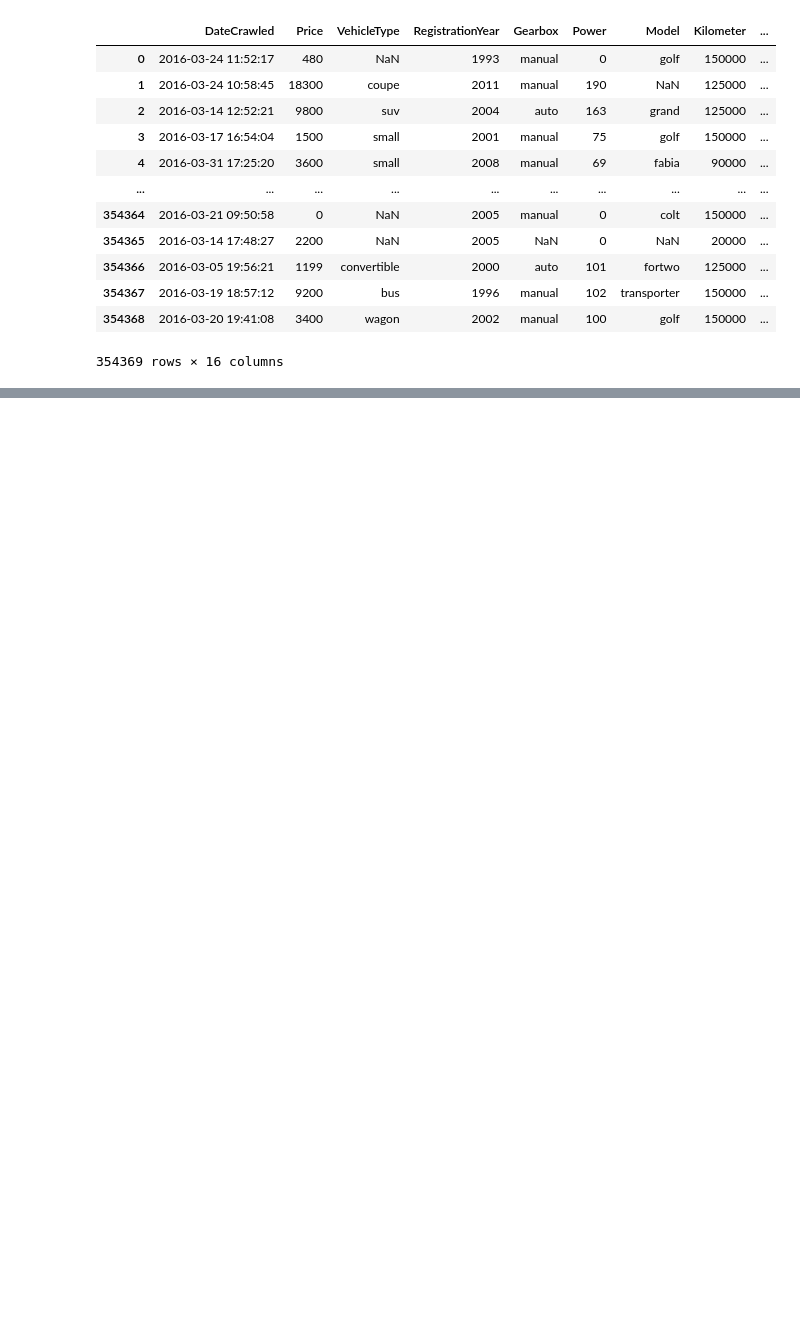
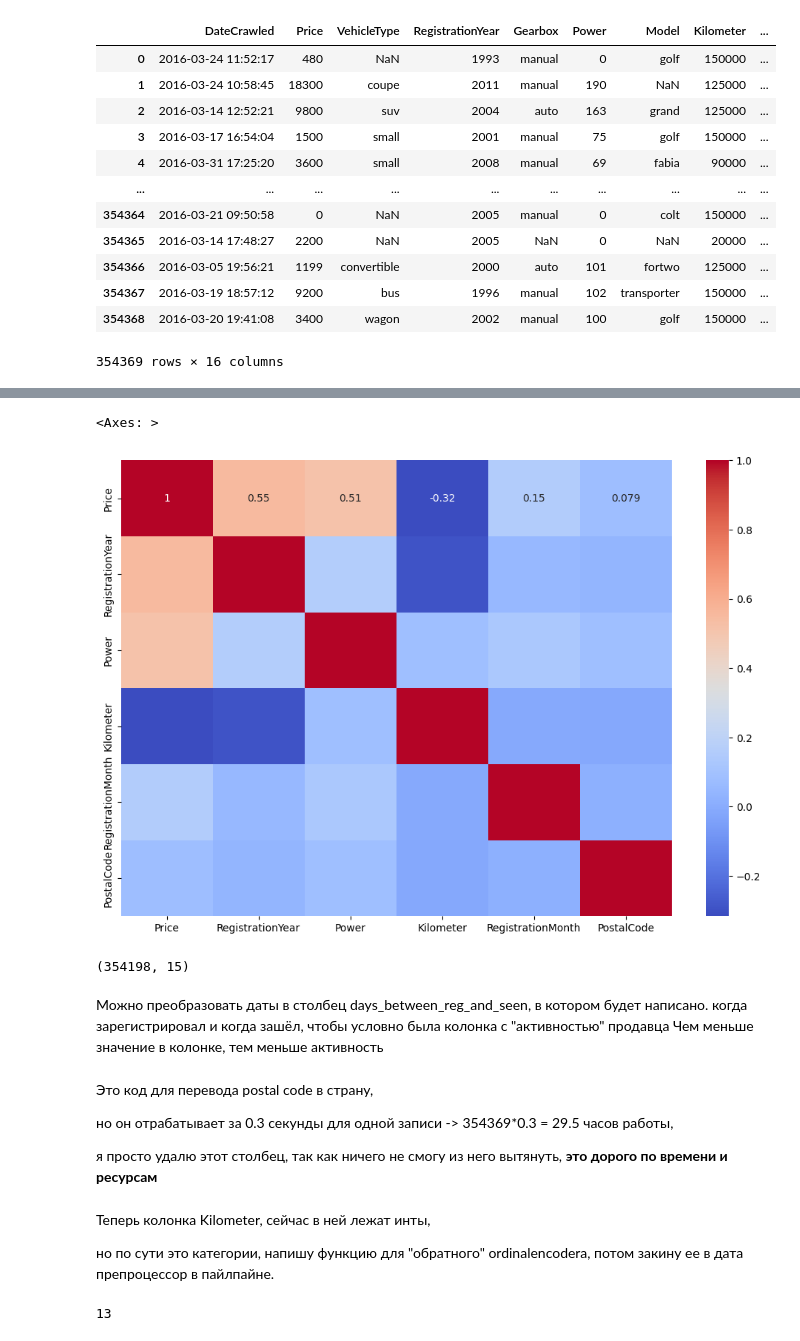
Before and after one commit to Sti11ness/Cars, a Jupyter notebook: main.ipynb, the cells around one changed output, grey strips where cells are left out. Drawn from its saved outputs; the diff is of its cells as text; code cells hidden in the pictures; blank space fills up the shorter version.

```diff
--- a/main.ipynb
+++ b/main.ipynb
@@ -22,0 +190,4 @@ data
+# %%
+df = data.copy(deep=True)
+# %%
+df = df[(df['RegistrationYear']>1885)&(df['RegistrationYear']<2024)]
@@ -22,0 +196,2 @@ data
+# %%
+df = df.drop(columns=['NumberOfPictures'])
@@ -22,0 +312,20 @@ data
+# %%
+import seaborn as sns
+plt.figure(figsize=(12,8))
+sns.heatmap(df.corr(method='spearman',numeric_only=True),cmap='coolwarm',annot=True)
+# %% [output]
+<Axes: >
+[figure, added]
+# %%
+df.shape
+# %% [output]
+(354198, 15)
+# %% [markdown]
+Можно преобразовать даты в столбец days_between_reg_and_seen, в котором будет написано. когда зарегистрировал и когда зашёл, чтобы условно была колонка с "активностью" продавца
+Чем меньше значение в колонке, тем меньше активность
+# %% [markdown]
+Это код для перевода postal code в страну,
+
+но он отрабатывает за 0.3 секунды для одной записи -> 354369*0.3 = 29.5 часов работы,
+
+я просто удалю этот столбец, так как ничего не смогу из него вытянуть, **это дорого по времени и ресурсам**
@@ -22,0 +366,8 @@ data
+# %% [markdown]
+Теперь колонка Kilometer, сейчас в ней лежат инты,
+
+но по сути это категории, напишу функцию для "обратного" ordinalencodera, потом закину ее в дата препроцессор в пайлпайне.
+# %%
+df['Kilometer'].value_counts().shape[0]
+# %% [output]
+13
```
Also changed, not shown: parts of 137 cells of this notebook, 7 other files.
